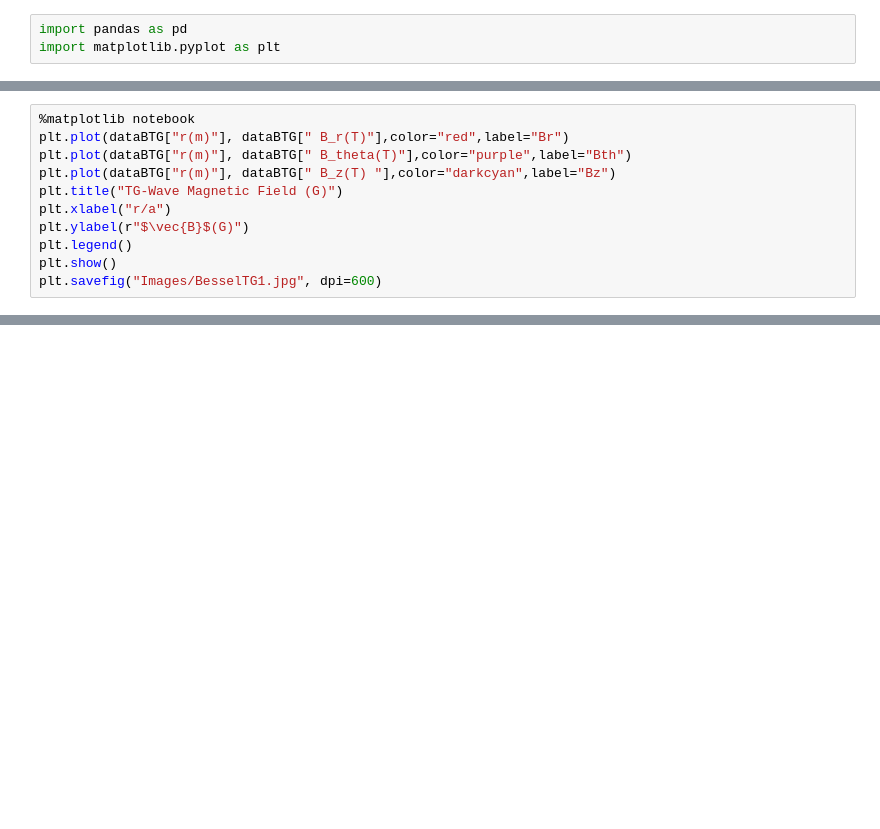
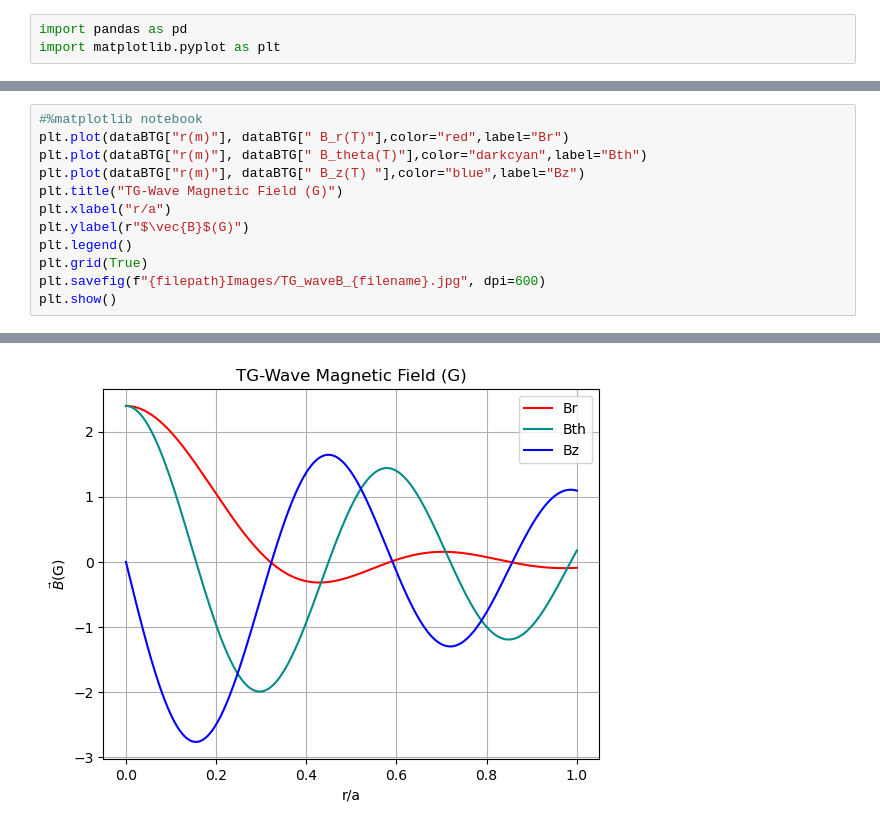
Before and after one commit to Lherrera094/Helicon-Waves, a Jupyter notebook: Analysis_pipeline/Helicon_plots.ipynb, the cells around one changed output, grey strips where cells are left out. Cells and saved outputs as stored; diff of their text form; blank space fills up the shorter version.

```diff
--- a/Analysis_pipeline/Helicon_plots.ipynb
+++ b/Analysis_pipeline/Helicon_plots.ipynb
@@ -29,12 +33,13 @@ plt.savefig("Images/BesselH1.jpg", dpi=600)
 # %%
-%matplotlib notebook
+#%matplotlib notebook
 plt.plot(dataBTG["r(m)"], dataBTG[" B_r(T)"],color="red",label="Br")
-plt.plot(dataBTG["r(m)"], dataBTG[" B_theta(T)"],color="purple",label="Bth")
-plt.plot(dataBTG["r(m)"], dataBTG[" B_z(T) "],color="darkcyan",label="Bz")
+plt.plot(dataBTG["r(m)"], dataBTG[" B_theta(T)"],color="darkcyan",label="Bth")
+plt.plot(dataBTG["r(m)"], dataBTG[" B_z(T) "],color="blue",label="Bz")
 plt.title("TG-Wave Magnetic Field (G)")
 plt.xlabel("r/a")
 plt.ylabel(r"$\vec{B}$(G)")
 plt.legend()
+plt.grid(True)
+plt.savefig(f"{filepath}Images/TG_waveB_{filename}.jpg", dpi=600)
 plt.show()
-plt.savefig("Images/BesselTG1.jpg", dpi=600)
 # %% [output]
@@ -43 +46,2 @@ plt.savefig("Images/BesselTG1.jpg", dpi=600)
+[figure, added]
 # %%
```
Also changed, not shown: parts of 7 cells of this notebook, 5 other files.
